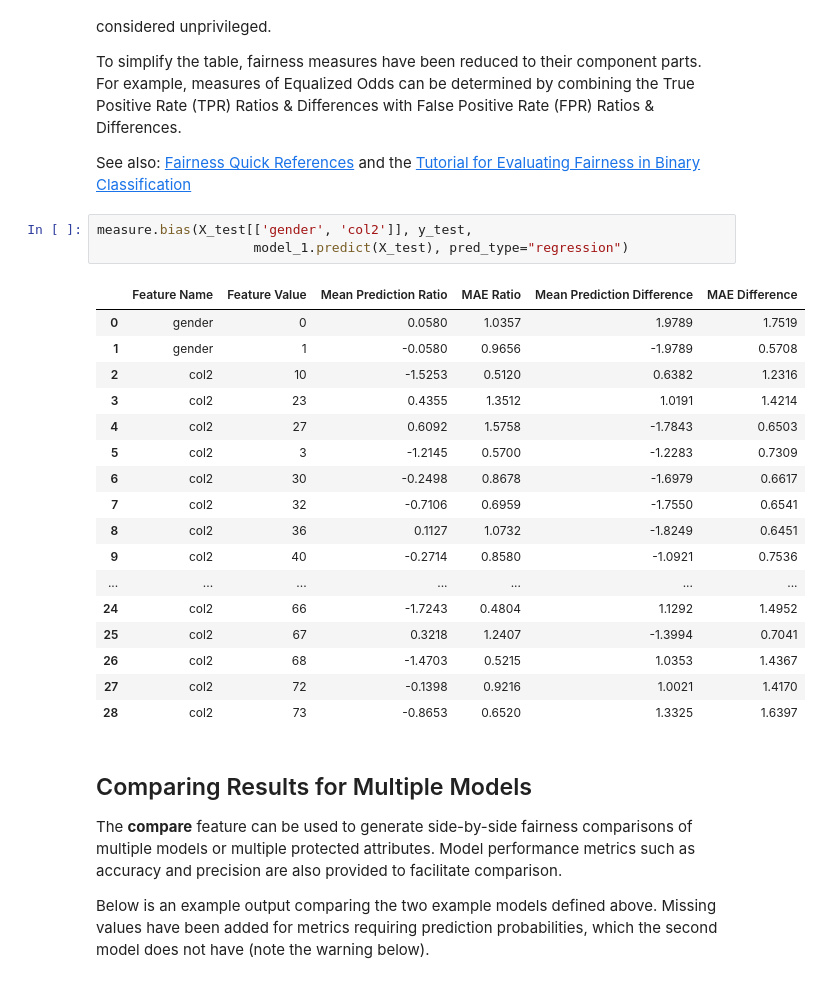
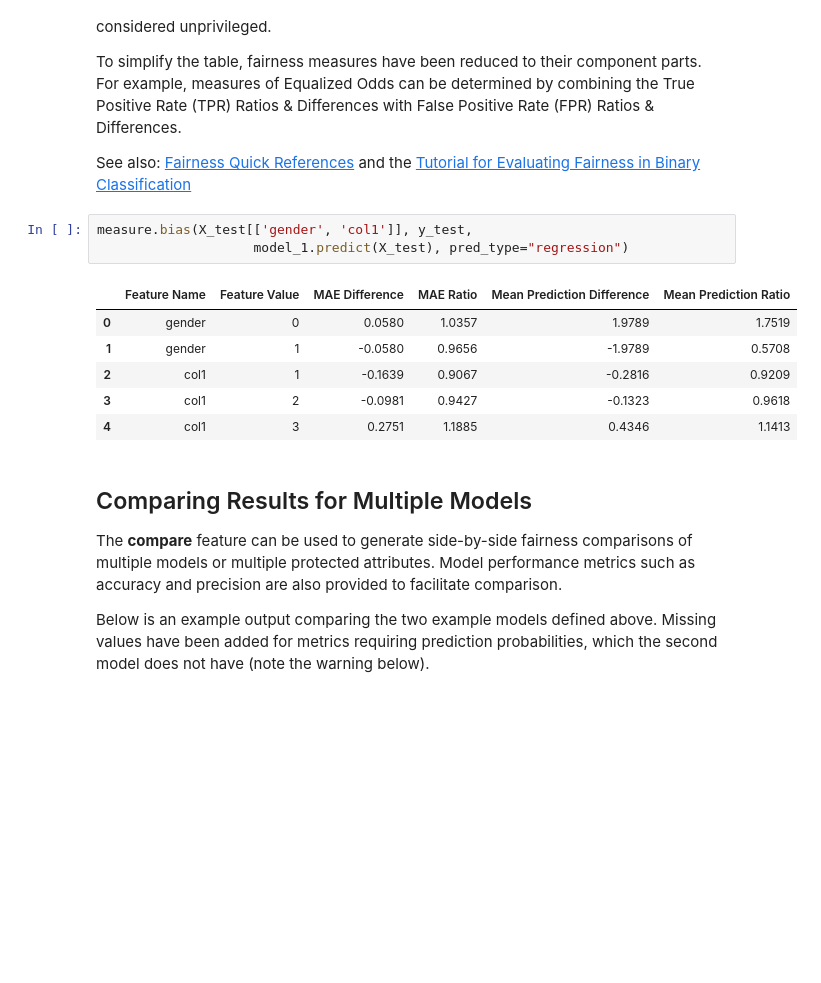
Before and after one commit to KenSciResearch/fairMLHealth, a Jupyter notebook: examples_and_tutorials/Example-ToolUsage_Regression.ipynb, the cells around one changed output. Cells and saved outputs as stored; diff of their text form; blank space fills up the shorter version.

```diff
--- a/examples_and_tutorials/Example-ToolUsage_Regression.ipynb
+++ b/examples_and_tutorials/Example-ToolUsage_Regression.ipynb
@@ -140,26 +140,15 @@ To simplify the table, fairness measures have been reduced to their component pa
 
 See also: [Fairness Quick References](../docs/Fairness_Quick_References.pdf) and the [Tutorial for Evaluating Fairness in Binary Classification](./Tutorial-EvaluatingFairnessInBinaryClassification.ipynb)
 # %%
-measure.bias(X_test[['gender', 'col2']], y_test,
+measure.bias(X_test[['gender', 'col1']], y_test,
                     model_1.predict(X_test), pred_type="regression")
 # %% [output]
-|  | Feature Name | Feature Value | Mean Prediction Ratio | MAE Ratio | Mean Prediction Difference | MAE Difference |
+|  | Feature Name | Feature Value | MAE Difference | MAE Ratio | Mean Prediction Difference | Mean Prediction Ratio |
 | 0 | gender | 0 | 0.0580 | 1.0357 | 1.9789 | 1.7519 |
 | 1 | gender | 1 | -0.0580 | 0.9656 | -1.9789 | 0.5708 |
-| 2 | col2 | 10 | -1.5253 | 0.5120 | 0.6382 | 1.2316 |
-| 3 | col2 | 23 | 0.4355 | 1.3512 | 1.0191 | 1.4214 |
-| 4 | col2 | 27 | 0.6092 | 1.5758 | -1.7843 | 0.6503 |
-| 5 | col2 | 3 | -1.2145 | 0.5700 | -1.2283 | 0.7309 |
-| 6 | col2 | 30 | -0.2498 | 0.8678 | -1.6979 | 0.6617 |
-| 7 | col2 | 32 | -0.7106 | 0.6959 | -1.7550 | 0.6541 |
-| 8 | col2 | 36 | 0.1127 | 1.0732 | -1.8249 | 0.6451 |
-| 9 | col2 | 40 | -0.2714 | 0.8580 | -1.0921 | 0.7536 |
-| ... | ... | ... | ... | ... | ... | ... |
-| 24 | col2 | 66 | -1.7243 | 0.4804 | 1.1292 | 1.4952 |
-| 25 | col2 | 67 | 0.3218 | 1.2407 | -1.3994 | 0.7041 |
-| 26 | col2 | 68 | -1.4703 | 0.5215 | 1.0353 | 1.4367 |
-| 27 | col2 | 72 | -0.1398 | 0.9216 | 1.0021 | 1.4170 |
-| 28 | col2 | 73 | -0.8653 | 0.6520 | 1.3325 | 1.6397 |
+| 2 | col1 | 1 | -0.1639 | 0.9067 | -0.2816 | 0.9209 |
+| 3 | col1 | 2 | -0.0981 | 0.9427 | -0.1323 | 0.9618 |
+| 4 | col1 | 3 | 0.2751 | 1.1885 | 0.4346 | 1.1413 |
 # %% [markdown]
 ## Comparing Results for Multiple Models
 
```
Also changed, not shown: parts of 4 cells of this notebook, 16 other files.
